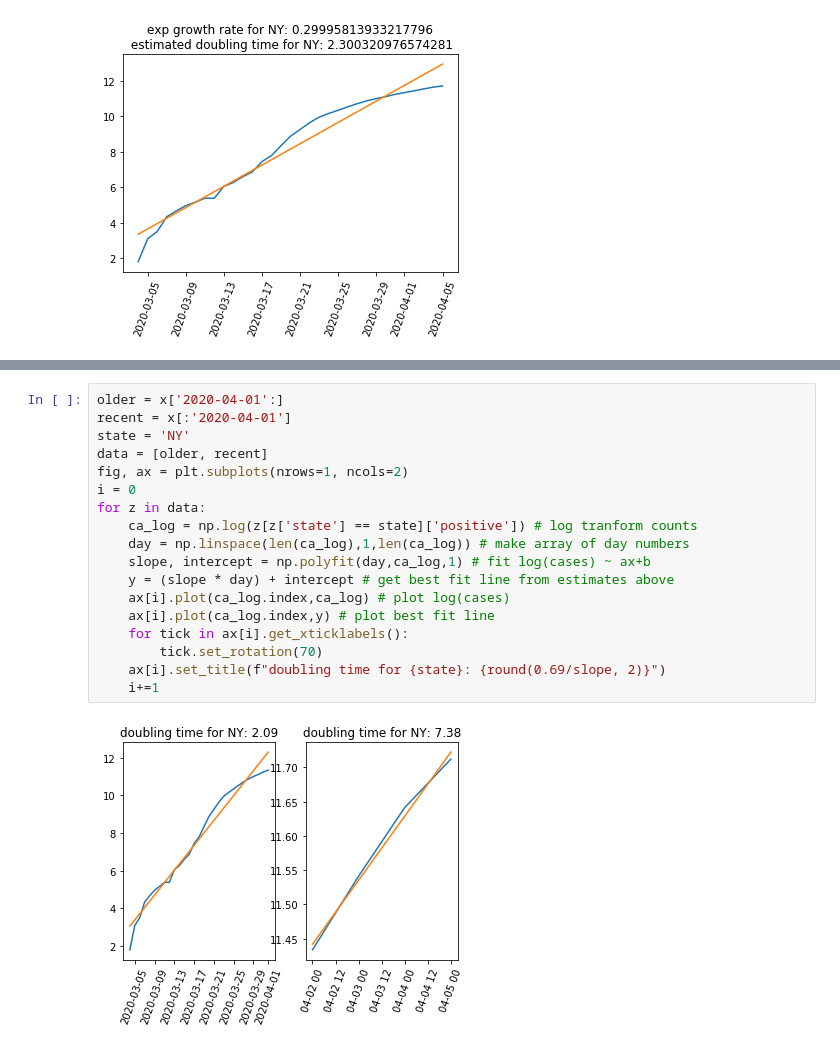
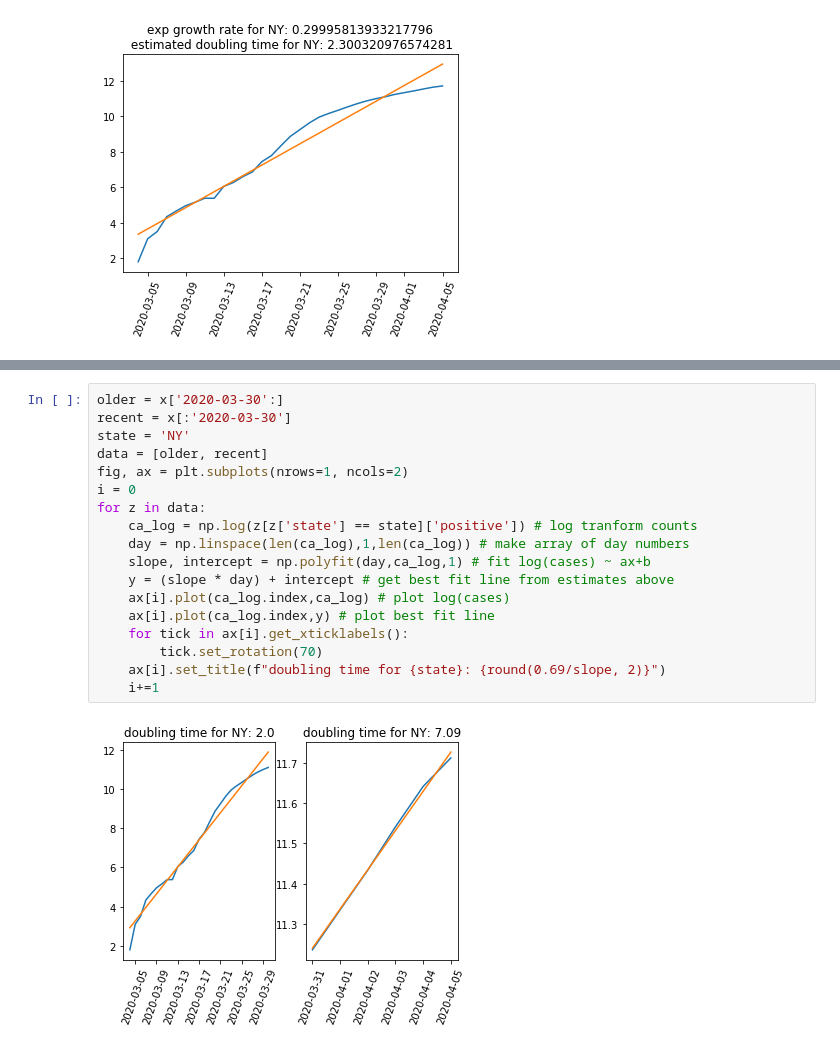
Before and after one commit to andrewkern/bio399, a Jupyter notebook: week2.ipynb, the cells around one changed output, grey strips where cells are left out. Cells and saved outputs as stored; diff of their text form.

```diff
--- a/week2.ipynb
+++ b/week2.ipynb
@@ -224,20 +233,20 @@ bp = x.groupby(['state'])['positive'].plot(ax=ax)
 # %%
-older = x['2020-04-01':]
-recent = x[:'2020-04-01']
+older = x['2020-03-30':]
+recent = x[:'2020-03-30']
 state = 'NY'
 data = [older, recent]
 fig, ax = plt.subplots(nrows=1, ncols=2)
 i = 0
 for z in data:
     ca_log = np.log(z[z['state'] == state]['positive']) # log tranform counts
     day = np.linspace(len(ca_log),1,len(ca_log)) # make array of day numbers
     slope, intercept = np.polyfit(day,ca_log,1) # fit log(cases) ~ ax+b
     y = (slope * day) + intercept # get best fit line from estimates above
     ax[i].plot(ca_log.index,ca_log) # plot log(cases)
     ax[i].plot(ca_log.index,y) # plot best fit line
     for tick in ax[i].get_xticklabels():
         tick.set_rotation(70)
     ax[i].set_title(f"doubling time for {state}: {round(0.69/slope, 2)}")
     i+=1
 # %% [output]
-[figure, old version]
+[figure, new version]
```
Also changed, not shown: parts of 5 cells of this notebook.
